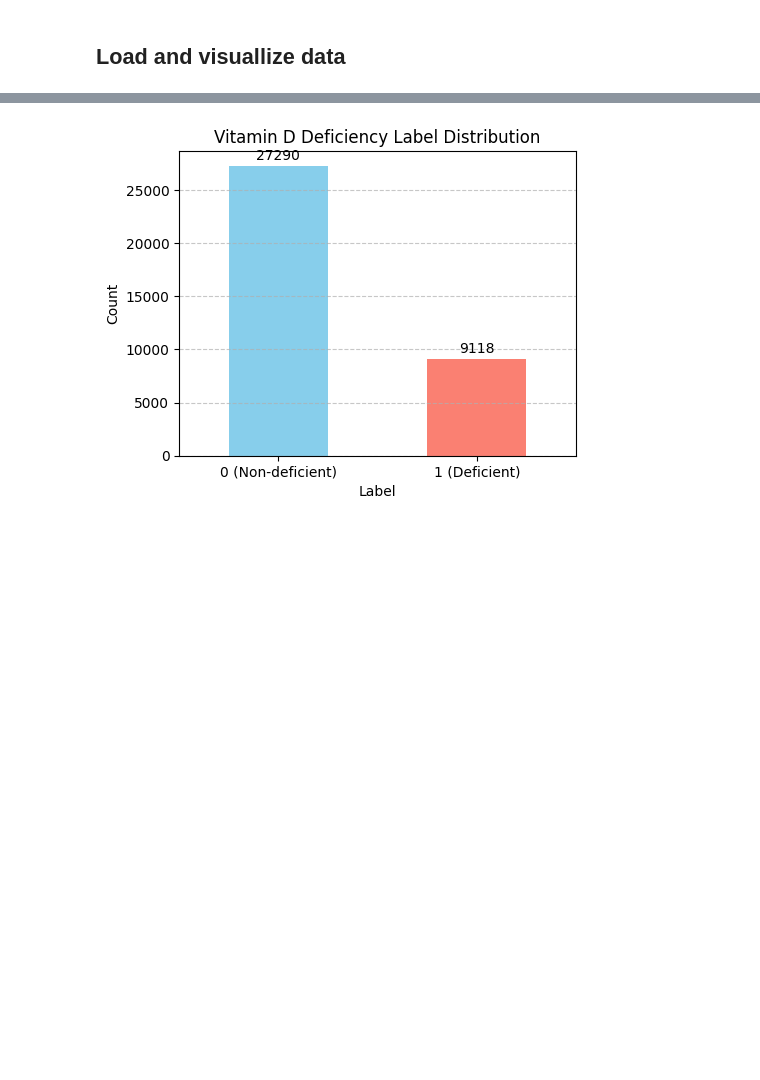
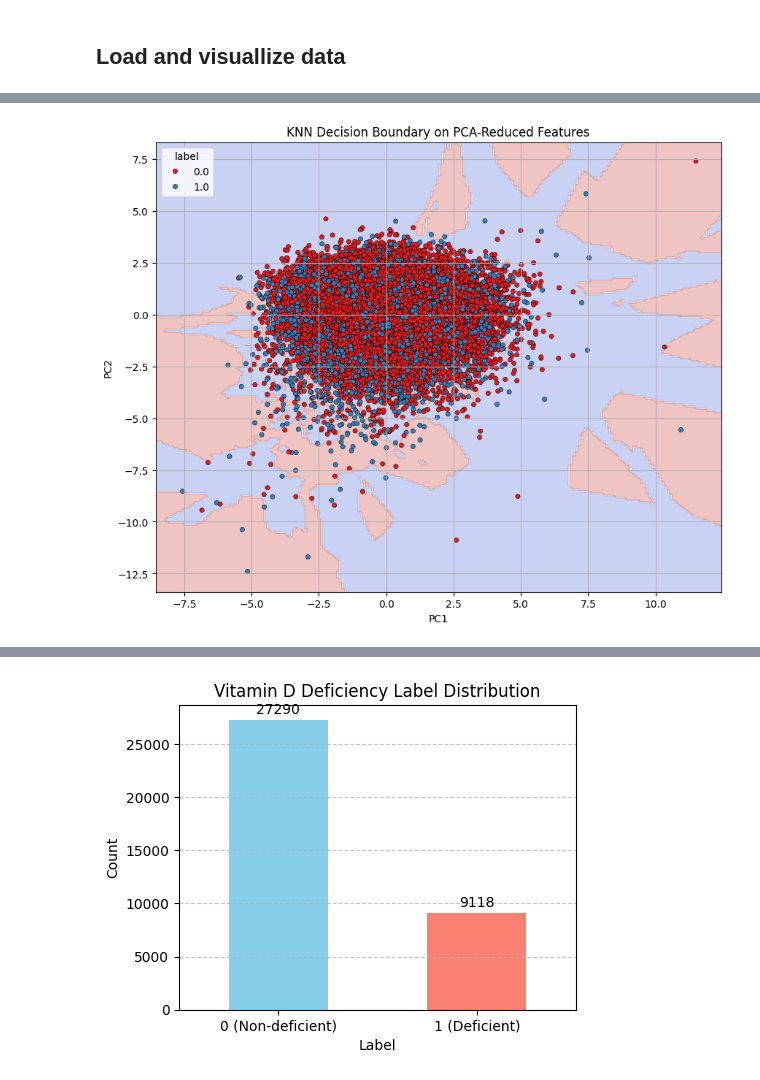
Before and after one commit to iseT1enLoc/G8Vitamin, a Jupyter notebook: src/models/experiment/model_final_2.ipynb, the cells around one changed output, grey strips where cells are left out. Drawn from its saved outputs; the diff is of its cells as text; code cells hidden in the pictures; blank space fills up the shorter version.

```diff
--- a/src/models/experiment/model_final_2.ipynb
+++ b/src/models/experiment/model_final_2.ipynb
@@ -12,0 +164,61 @@ from sklearn.preprocessing import LabelEncoder
+# %%
+import pandas as pd
+import numpy as np
+import matplotlib.pyplot as plt
+import seaborn as sns
+
+from sklearn.preprocessing import StandardScaler, OneHotEncoder
+from sklearn.compose import ColumnTransformer
+from sklearn.pipeline import Pipeline
+from sklearn.decomposition import PCA
+from sklearn.neighbors import KNeighborsClassifier
+from sklearn.model_selection import train_test_split
+
+# Load data
+# df = pd.read_csv("your_dataset.csv")  # <-- update this path
+X = df.drop("label", axis=1)
+y = df["label"]
+
+# Preprocessing
+categorical = ['Gender', 'Race', 'SmokeFam', 'milk_consumption']
+numerical = [col for col in X.columns if col not in categorical]
+
+preprocessor = ColumnTransformer([
+    ("num", StandardScaler(), numerical),
+    ("cat", OneHotEncoder(drop="first"), categorical)
+])
+
+X_transformed = preprocessor.fit_transform(X)
+
+# PCA to 2D
+pca = PCA(n_components=2)
+X_pca = pca.fit_transform(X_transformed)
+
+# Split for visualization training (optional)
+X_train, X_test, y_train, y_test = train_test_split(X_pca, y, test_size=0.2, random_state=42)
+
+# Train KNN on PCA-projected data
+knn = KNeighborsClassifier(n_neighbors=5)
+knn.fit(X_train, y_train)
+
+# Create mesh grid for decision surface
+h = .1  # step size in mesh
+x_min, x_max = X_pca[:, 0].min() - 1, X_pca[:, 0].max() + 1
+y_min, y_max = X_pca[:, 1].min() - 1, X_pca[:, 1].max() + 1
+xx, yy = np.meshgrid(np.arange(x_min, x_max, h),
+                     np.arange(y_min, y_max, h))
+
+Z = knn.predict(np.c_[xx.ravel(), yy.ravel()])
+Z = Z.reshape(xx.shape)
+
+# Plotting decision boundary
+plt.figure(figsize=(10, 8))
+plt.contourf(xx, yy, Z, cmap=plt.cm.coolwarm, alpha=0.3)
+sns.scatterplot(x=X_pca[:, 0], y=X_pca[:, 1], hue=y, palette='Set1', s=20, edgecolor='k')
+plt.title("KNN Decision Boundary on PCA-Reduced Features")
+plt.xlabel("PC1")
+plt.ylabel("PC2")
+plt.grid(True)
+plt.show()
+# %% [output]
+[figure, added]
```
Also changed, not shown: parts of 74 cells of this notebook, 14 other files.
